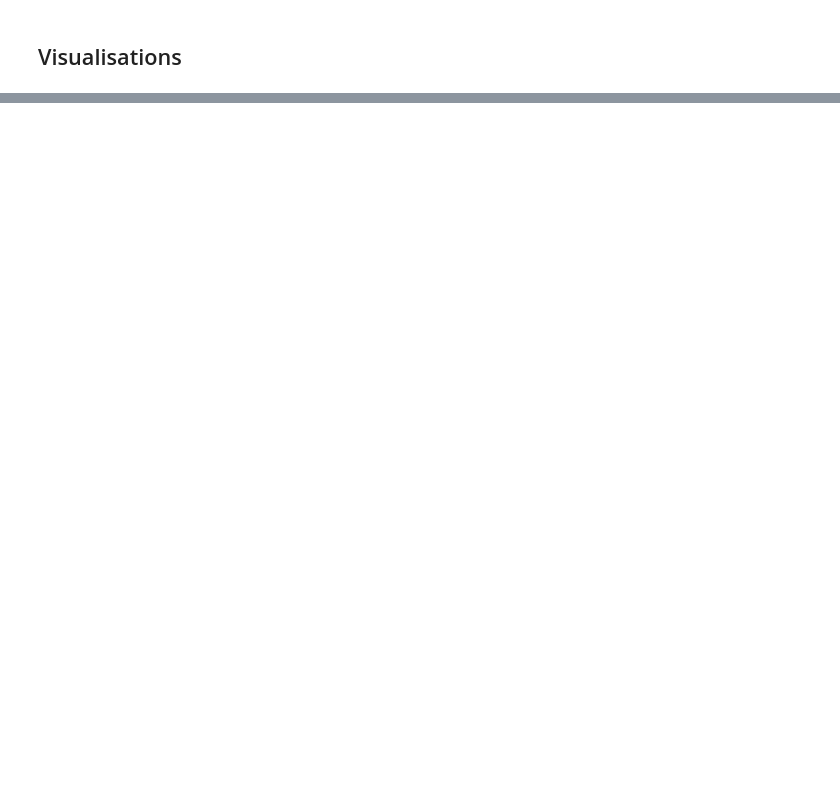
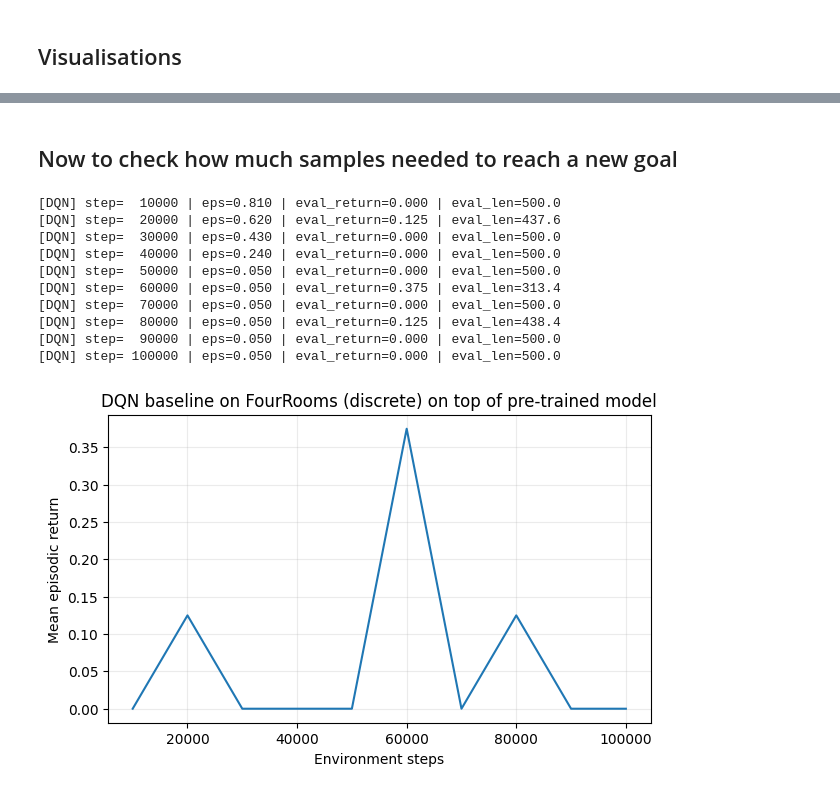
Before and after one commit to tanjun8802/MSc_Dissertation, a Jupyter notebook: src/experiments/baselines/DQN.ipynb, the cells around one changed output, grey strips where cells are left out. Drawn from its saved outputs; the diff is of its cells as text; code cells hidden in the pictures; blank space fills up the shorter version.

```diff
--- a/src/experiments/baselines/DQN.ipynb
+++ b/src/experiments/baselines/DQN.ipynb
@@ -245,0 +261,35 @@ Average return: 1.00 ± 0.00
+# %% [markdown]
+## Now to check how much samples needed to reach a new goal
+# %%
+NEW_GOAL = (9, 1)
+
+new_env = make_env(goal=NEW_GOAL)
+
+q_target_new = DQN_QNetwork(obs_dim, num_actions).to(DEVICE)
+q_target_new.load_state_dict(q_net.state_dict())
+for p in q_target_new.parameters():
+    p.requires_grad_(False)
+
+dqn_q_new, dqn_eval_new = dqn_train(env=new_env, q_network=dqn_q_first, q_target_network=q_target_new)
+
+if dqn_eval_new:
+    xs, ys = zip(*dqn_eval_new)
+    plt.figure(figsize=(7, 4))
+    plt.plot(xs, ys)
+    plt.xlabel('Environment steps')
+    plt.ylabel('Mean episodic return')
+    plt.title('DQN baseline on FourRooms (discrete) on top of pre-trained model')
+    plt.grid(alpha=0.25)
+    plt.show()
+# %% [output]
+[DQN] step=  10000 | eps=0.810 | eval_return=0.000 | eval_len=500.0
+[DQN] step=  20000 | eps=0.620 | eval_return=0.125 | eval_len=437.6
+[DQN] step=  30000 | eps=0.430 | eval_return=0.000 | eval_len=500.0
+[DQN] step=  40000 | eps=0.240 | eval_return=0.000 | eval_len=500.0
+[DQN] step=  50000 | eps=0.050 | eval_return=0.000 | eval_len=500.0
+[DQN] step=  60000 | eps=0.050 | eval_return=0.375 | eval_len=313.4
+[DQN] step=  70000 | eps=0.050 | eval_return=0.000 | eval_len=500.0
+[DQN] step=  80000 | eps=0.050 | eval_return=0.125 | eval_len=438.4
+[DQN] step=  90000 | eps=0.050 | eval_return=0.000 | eval_len=500.0
+[DQN] step= 100000 | eps=0.050 | eval_return=0.000 | eval_len=500.0
+[figure, added]
```
Also changed, not shown: parts of 3 cells of this notebook, 3 other files.
